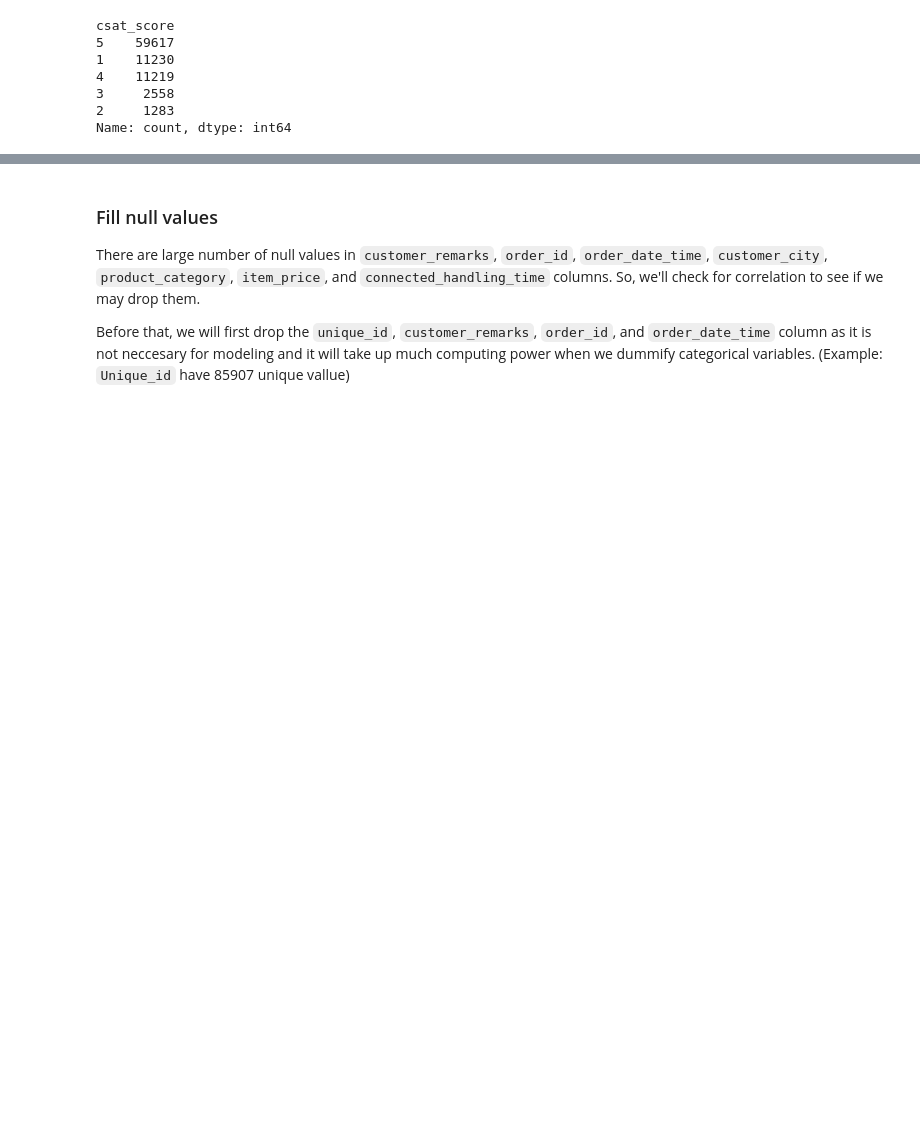
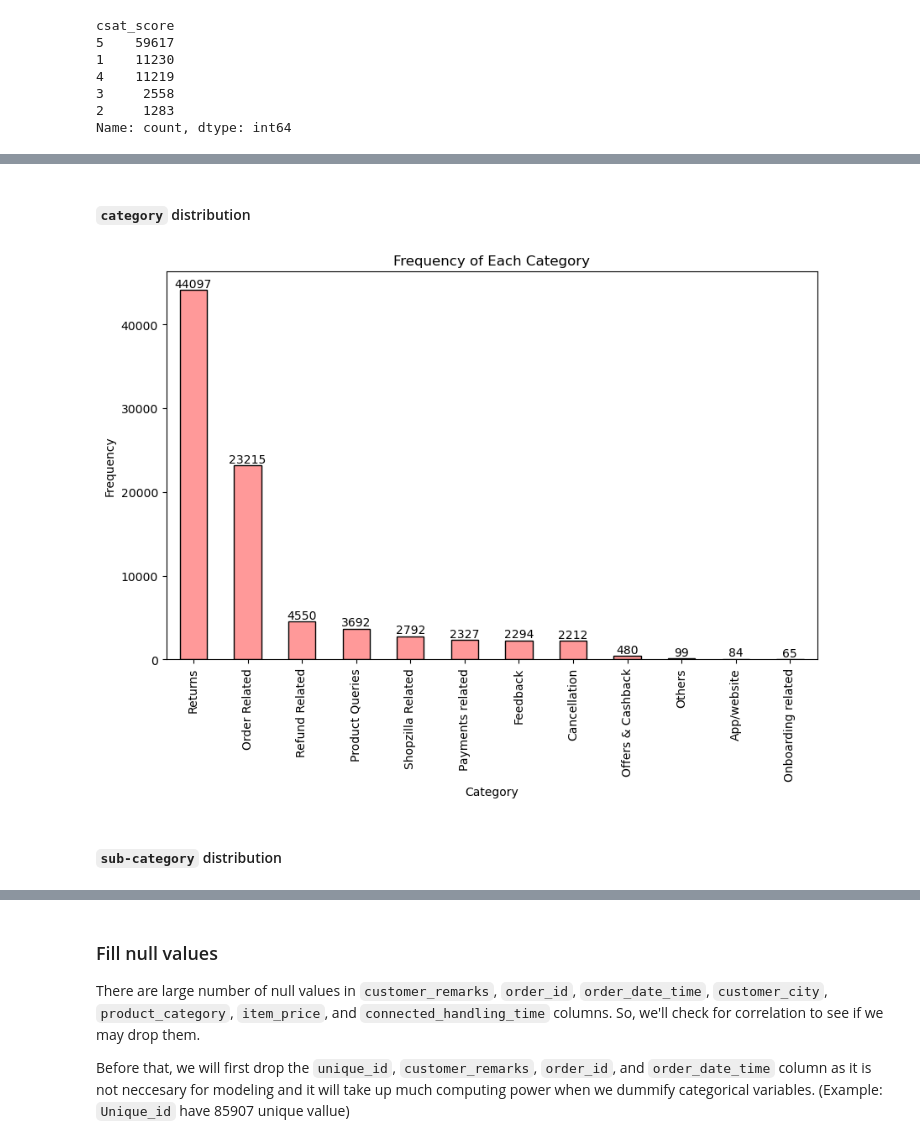
Before and after one commit to Isabelle-Thong/DS-Capstone, a Jupyter notebook: Ecommerce-Capstone.ipynb, the cells around one changed output, grey strips where cells are left out. Cells and saved outputs as stored; diff of their text form; code cells hidden in the pictures; blank space fills up the shorter version.

```diff
--- a/Ecommerce-Capstone.ipynb
+++ b/Ecommerce-Capstone.ipynb
@@ -85,0 +177,25 @@ Name: count, dtype: int64
+# %% [markdown]
+#### `category` distribution
+# %%
+# Calculate value counts
+value_counts3 = df['category'].value_counts()
+
+# Plot the bar chart
+plt.figure(figsize=(10, 6))
+value_counts3.plot(kind='bar', color='#ff9999', edgecolor='black')
+
+# Add labels and title
+plt.xlabel('Category')
+plt.ylabel('Frequency')
+plt.title('Frequency of Each Category')
+
+# Display the values on top of the bars
+for index, value in enumerate(value_counts3):
+    plt.text(index, value, str(value), ha='center', va='bottom')
+
+# Show the plot
+plt.show()
+# %% [output]
+[figure, added]
+# %% [markdown]
+#### `sub-category` distribution
```
Also changed, not shown: parts of 40 cells of this notebook.
